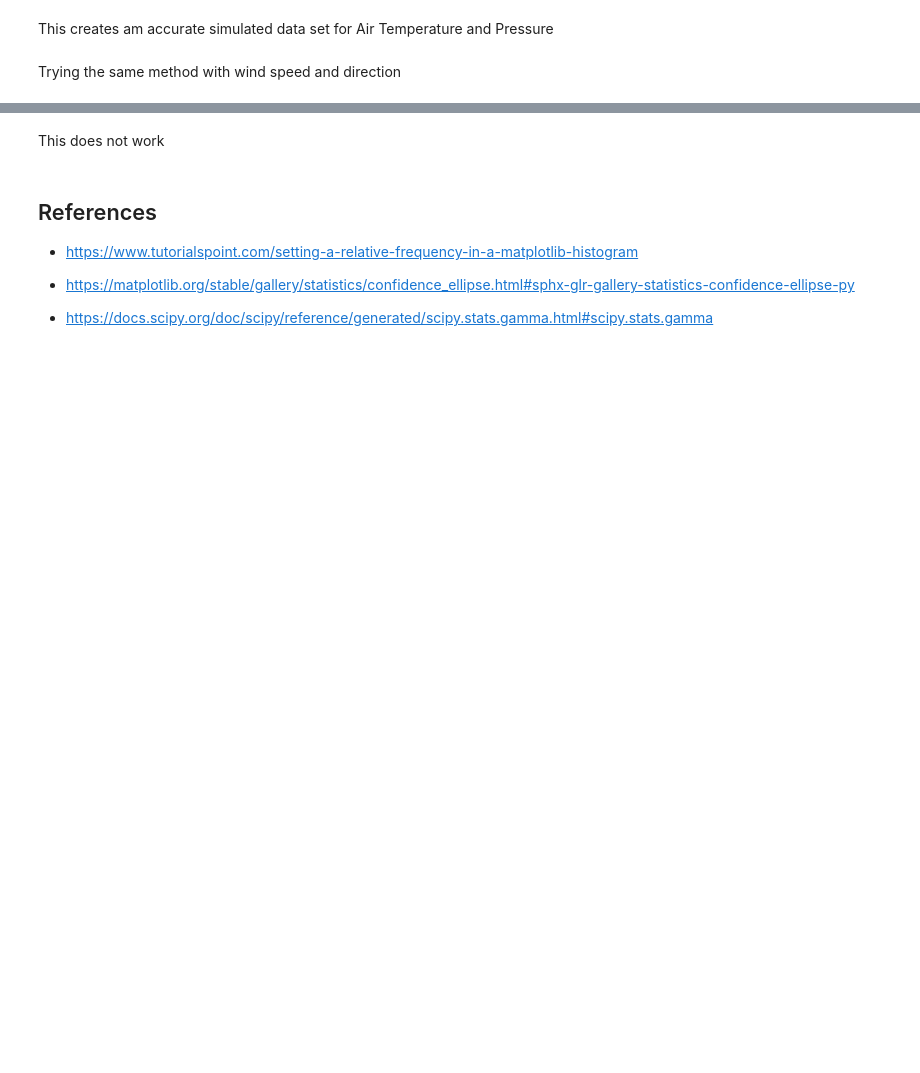
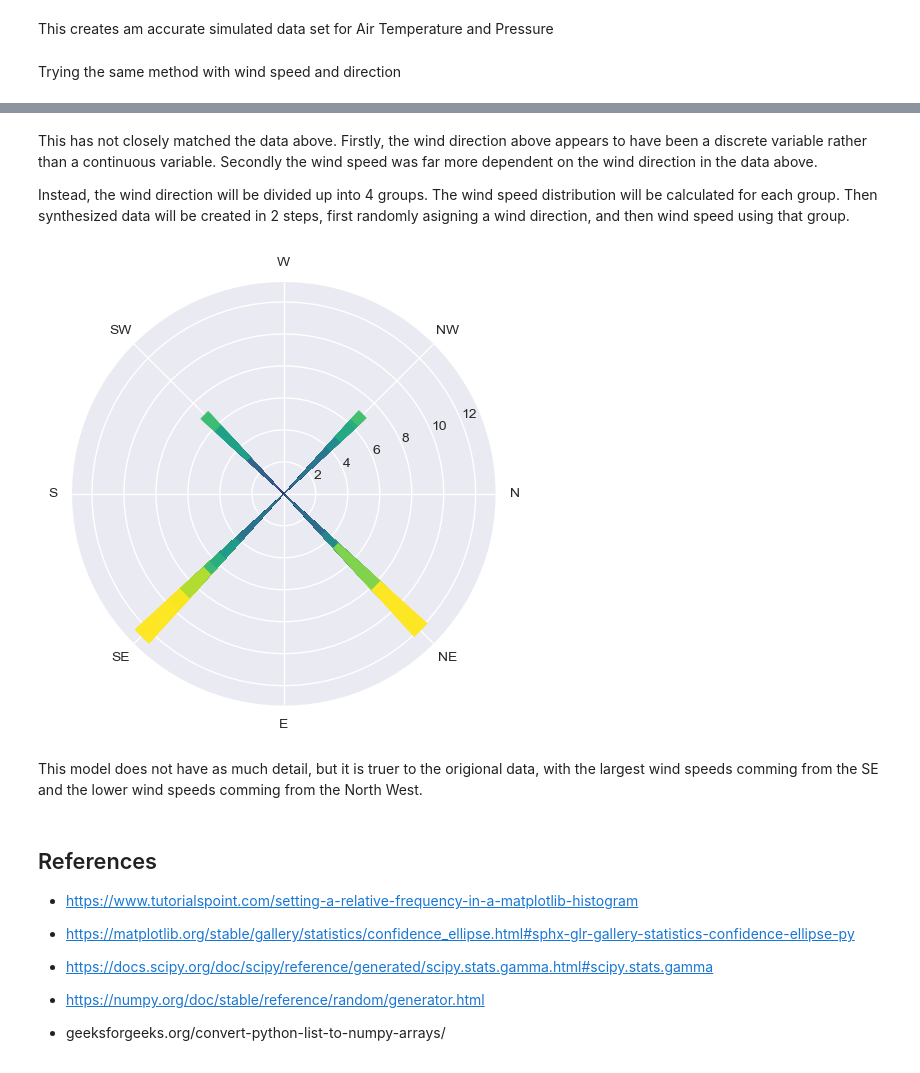
Before and after one commit to DaveAero/Project1, a Jupyter notebook: Untitled.ipynb, the cells around one changed output, grey strips where cells are left out. Saved outputs shown, nothing was run; the diff lists cells and outputs as text; code cells hidden in the pictures; blank space fills up the shorter version.

Commit message:
progress, can now synthesise 4 variables

```diff
--- a/Untitled.ipynb
+++ b/Untitled.ipynb
@@ -662,5 +663,60 @@ plt.show()
-# %% [markdown]
-This does not work
+# %% [markdown]
+This has not closely matched the data above. Firstly, the wind direction above appears to have been a discrete variable rather than a continuous variable. Secondly the wind speed was far more dependent on the wind direction in the data above.
+
+Instead, the wind direction will be divided up into 4 groups. The wind speed distribution will be calculated for each group. Then synthesized data will be created in 2 steps, first randomly asigning a wind direction, and then wind speed using that group.
+# %%
+Group0 = data.loc[(data['Wind direction'] <= 1.57079633)]
+Group1 = data.loc[((data['Wind direction'] > 1.57079633) & (data['Wind direction'] <= 3.14159265))]
+Group2 = data.loc[((data['Wind direction'] > 3.14159265) & (data['Wind direction'] <= 4.71238898))]
+Group3 = data.loc[((data['Wind direction'] > 4.71238898) & (data['Wind direction'] <= 6.28318531))]
+
+distribution_weights = [len(Group0)/len(data), len(Group1)/len(data), len(Group2)/len(data), len(Group3)/len(data)]
+
+# using choice to randomly choose the middle of one of the 4 groups, based off of the distribution weights
+grouped_wind_direction = np.random.choice([0.79, 2.36, 3.93, 5.5], 2208, p=distribution_weights)
+
+grouped_wind_speed = []
+
+for value in grouped_wind_direction:
+    if value == 0.79:
+        # Using Scipy to fit a gamma distribution to this data
+        [aFit, locFit, scaleFit] = scipy.stats.gamma.fit(Group0['Wind Speed'])
+        wind_speed = scipy.stats.gamma.rvs( aFit, loc = locFit, scale = scaleFit, size=1)
+        grouped_wind_speed.append(wind_speed[0])
+
+    if value == 2.36:
+        # Using Scipy to fit a gamma distribution to this data
+        [aFit, locFit, scaleFit] = scipy.stats.gamma.fit(Group1['Wind Speed'])
+        wind_speed = scipy.stats.gamma.rvs( aFit, loc = locFit, scale = scaleFit, size=1)
+        grouped_wind_speed.append(wind_speed[0])
+
+    if value == 3.93:
+        # Using Scipy to fit a gamma distribution to this data
+        [aFit, locFit, scaleFit] = scipy.stats.gamma.fit(Group2['Wind Speed'])
+        wind_speed = scipy.stats.gamma.rvs( aFit, loc = locFit, scale = scaleFit, size=1)
+        grouped_wind_speed.append(wind_speed[0])
+
+    if value == 5.5:
+        # Using Scipy to fit a gamma distribution to this data
+        [aFit, locFit, scaleFit] = scipy.stats.gamma.fit(Group3['Wind Speed'])
+        wind_speed = scipy.stats.gamma.rvs( aFit, loc = locFit, scale = scaleFit, size=1)
+        grouped_wind_speed.append(wind_speed[0])
+
+
+grouped_wind_speed = np.array(grouped_wind_speed)
+
+colors = plt.cm.viridis((grouped_wind_speed)/10)
+x_ticks_labels = ["N", "NW", "W", "SW", "S", "SE", "E", "NE"]
+
+ax = plt.subplot(projection='polar')
+ax.bar(grouped_wind_direction , grouped_wind_speed, color=colors, width = 0.1)
+ax.set_xticklabels(x_ticks_labels)
+
+plt.show()
+# %% [output]
+[figure, added]
+# %% [markdown]
+This model does not have as much detail, but it is truer to the origional data, with the largest wind speeds comming from the SE and the lower wind speeds comming from the North West.
 # %% [markdown]
 ## References
 
@@ -669,3 +725,5 @@ This does not work
 - https://matplotlib.org/stable/gallery/statistics/confidence_ellipse.html#sphx-glr-gallery-statistics-confidence-ellipse-py
 
 - https://docs.scipy.org/doc/scipy/reference/generated/scipy.stats.gamma.html#scipy.stats.gamma
+- https://numpy.org/doc/stable/reference/random/generator.html
+- geeksforgeeks.org/convert-python-list-to-numpy-arrays/
```
Also changed, not shown: parts of 7 cells of this notebook.
